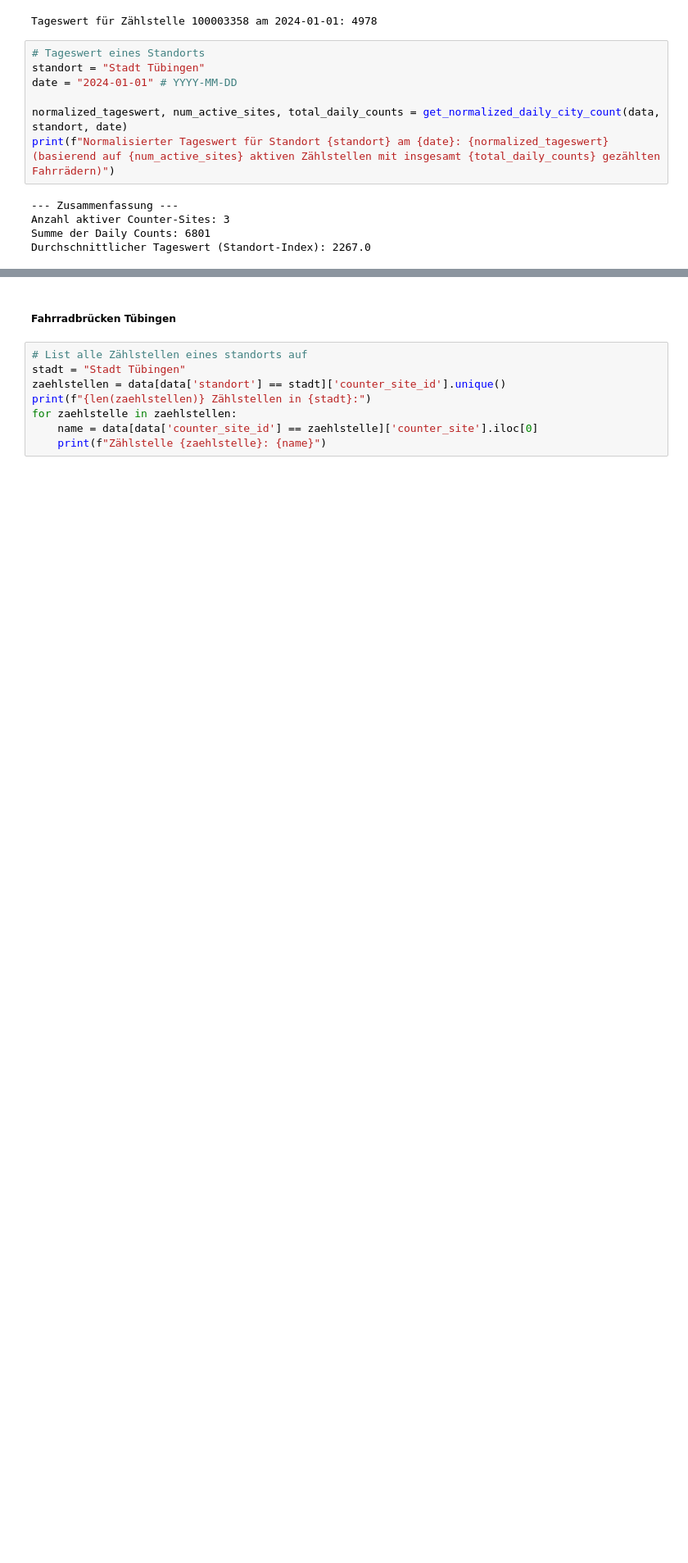
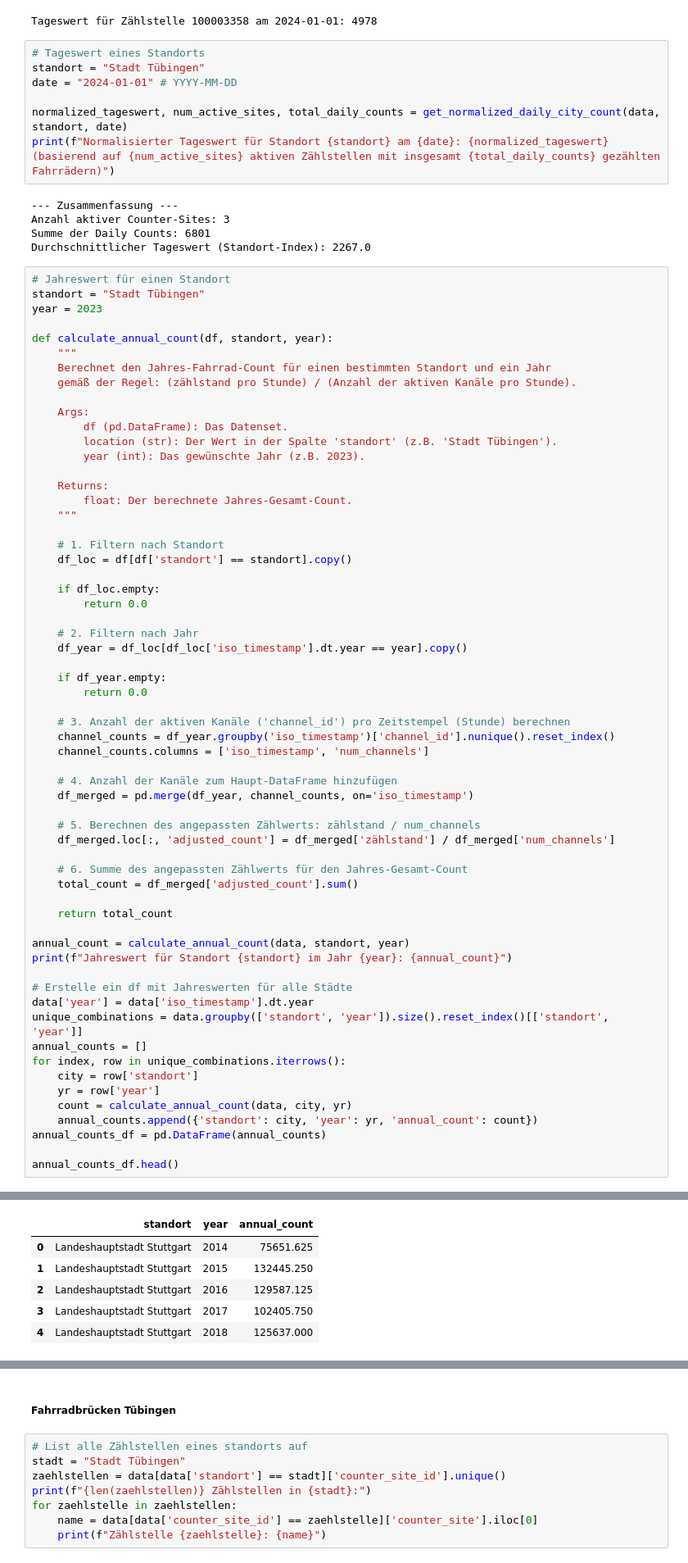
Before and after one commit to skessler01/data_literacy, a Jupyter notebook: notebooks/cycling_promotion.ipynb, the cells around one changed output, grey strips where cells are left out. Shown at 82% size. Saved outputs shown, nothing was run; the diff lists cells and outputs as text; blank space fills up the shorter version.

```diff
--- a/notebooks/cycling_promotion.ipynb
+++ b/notebooks/cycling_promotion.ipynb
@@ -106,3 +141,65 @@ print(f"Normalisierter Tageswert für Standort {standort} am {date}: {normalized
 Anzahl aktiver Counter-Sites: 3
 Summe der Daily Counts: 6801
 Durchschnittlicher Tageswert (Standort-Index): 2267.0
+# %%
+# Jahreswert für einen Standort
+standort = "Stadt Tübingen"
+year = 2023
+
+def calculate_annual_count(df, standort, year):
+    """
+    Berechnet den Jahres-Fahrrad-Count für einen bestimmten Standort und ein Jahr
+    gemäß der Regel: (zählstand pro Stunde) / (Anzahl der aktiven Kanäle pro Stunde).
+
+    Args:
+        df (pd.DataFrame): Das Datenset.
+        location (str): Der Wert in der Spalte 'standort' (z.B. 'Stadt Tübingen').
+        year (int): Das gewünschte Jahr (z.B. 2023).
+
+    Returns:
+        float: Der berechnete Jahres-Gesamt-Count.
+    """
+
+    # 1. Filtern nach Standort
+    df_loc = df[df['standort'] == standort].copy()
+
+    if df_loc.empty:
+        return 0.0
+
+    # 2. Filtern nach Jahr
+    df_year = df_loc[df_loc['iso_timestamp'].dt.year == year].copy()
+
+    if df_year.empty:
+        return 0.0
+
+    # 3. Anzahl der aktiven Kanäle ('channel_id') pro Zeitstempel (Stunde) berechnen
+    channel_counts = df_year.groupby('iso_timestamp')['channel_id'].nunique().reset_index()
+    channel_counts.columns = ['iso_timestamp', 'num_channels']
+
+    # 4. Anzahl der Kanäle zum Haupt-DataFrame hinzufügen
+    df_merged = pd.merge(df_year, channel_counts, on='iso_timestamp')
+
+    # 5. Berechnen des angepassten Zählwerts: zählstand / num_channels
+    df_merged.loc[:, 'adjusted_count'] = df_merged['zählstand'] / df_merged['num_channels']
+
+    # 6. Summe des angepassten Zählwerts für den Jahres-Gesamt-Count
+    total_count = df_merged['adjusted_count'].sum()
+
+    return total_count
+
+annual_count = calculate_annual_count(data, standort, year)
+print(f"Jahreswert für Standort {standort} im Jahr {year}: {annual_count}")
+
+# Erstelle ein df mit Jahreswerten für alle Städte
+data['year'] = data['iso_timestamp'].dt.year
+unique_combinations = data.groupby(['standort', 'year']).size().reset_index()[['standort', 'year']]
+annual_counts = []
+for index, row in unique_combinations.iterrows():
+    city = row['standort']
+    yr = row['year']
+    count = calculate_annual_count(data, city, yr)
+    annual_counts.append({'standort': city, 'year': yr, 'annual_count': count})
+annual_counts_df = pd.DataFrame(annual_counts)
+
+annual_counts_df.head()
+# %% [output]
@@ -108,0 +207,6 @@ Durchschnittlicher Tageswert (Standort-Index): 2267.0
+|  | standort | year | annual_count |
+| 0 | Landeshauptstadt Stuttgart | 2014 | 75651.625 |
+| 1 | Landeshauptstadt Stuttgart | 2015 | 132445.250 |
+| 2 | Landeshauptstadt Stuttgart | 2016 | 129587.125 |
+| 3 | Landeshauptstadt Stuttgart | 2017 | 102405.750 |
+| 4 | Landeshauptstadt Stuttgart | 2018 | 125637.000 |
```
Also changed, not shown: parts of 10 cells of this notebook, 1 other file.
